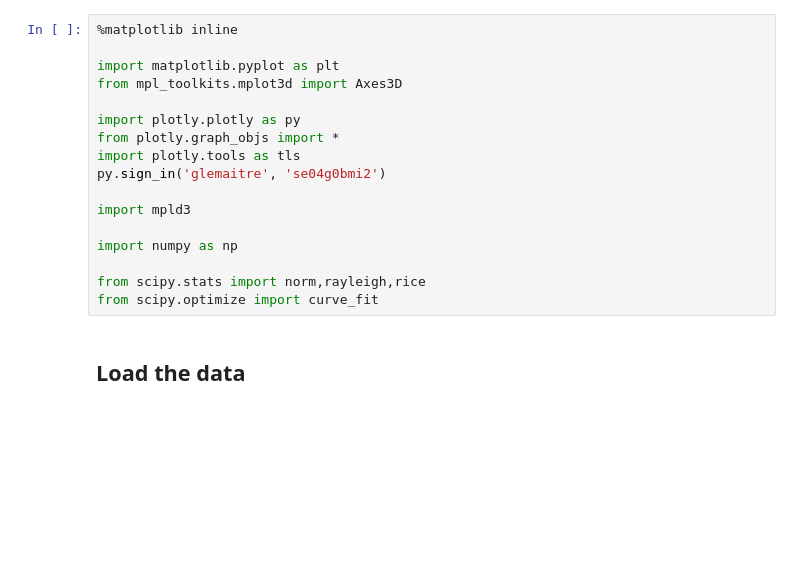
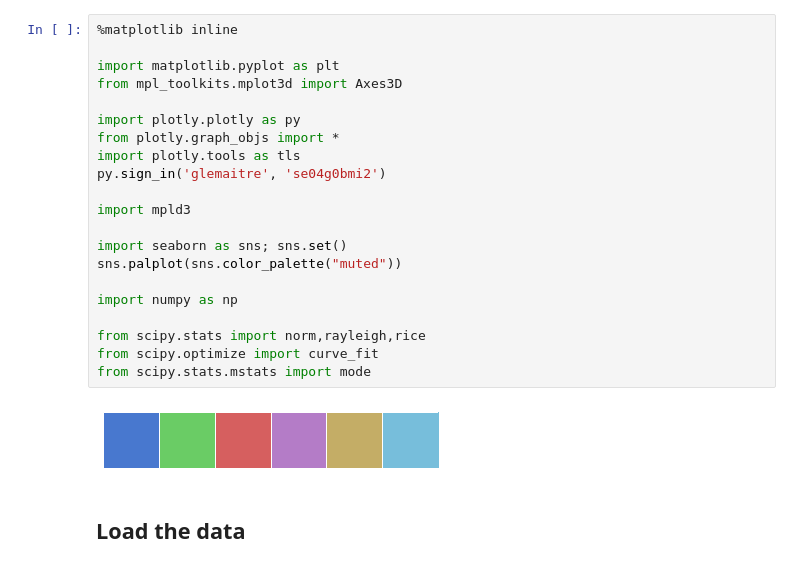
Before and after one commit to I2Cvb/prostate, a Jupyter notebook: notebook/normalisation-dce.ipynb, the cells around one changed output. Cells and saved outputs as stored; diff of their text form; blank space fills up the shorter version.

```diff
--- a/notebook/normalisation-dce.ipynb
+++ b/notebook/normalisation-dce.ipynb
@@ -1,20 +1,26 @@
 # %%
 %matplotlib inline
 
 import matplotlib.pyplot as plt
 from mpl_toolkits.mplot3d import Axes3D
 
 import plotly.plotly as py
 from plotly.graph_objs import *
 import plotly.tools as tls
 py.sign_in('glemaitre', 'se04g0bmi2')
 
 import mpld3
 
+import seaborn as sns; sns.set()
+sns.palplot(sns.color_palette("muted"))
+
 import numpy as np
 
 from scipy.stats import norm,rayleigh,rice
 from scipy.optimize import curve_fit
+from scipy.stats.mstats import mode
+# %% [output]
+[figure, added]
 # %% [markdown]
 ## Load the data
 # %% [markdown]
```
Also changed, not shown: parts of 4 cells of this notebook.
